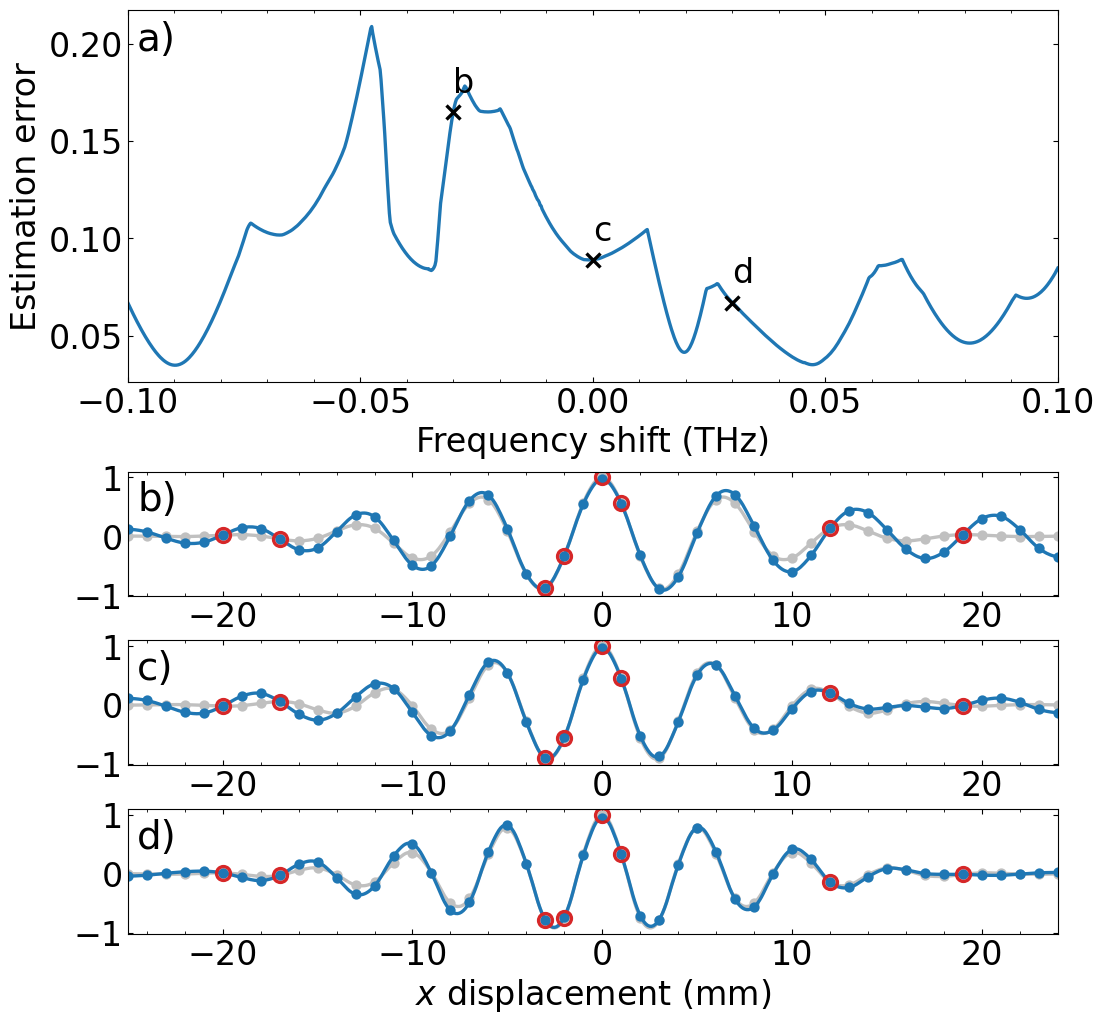
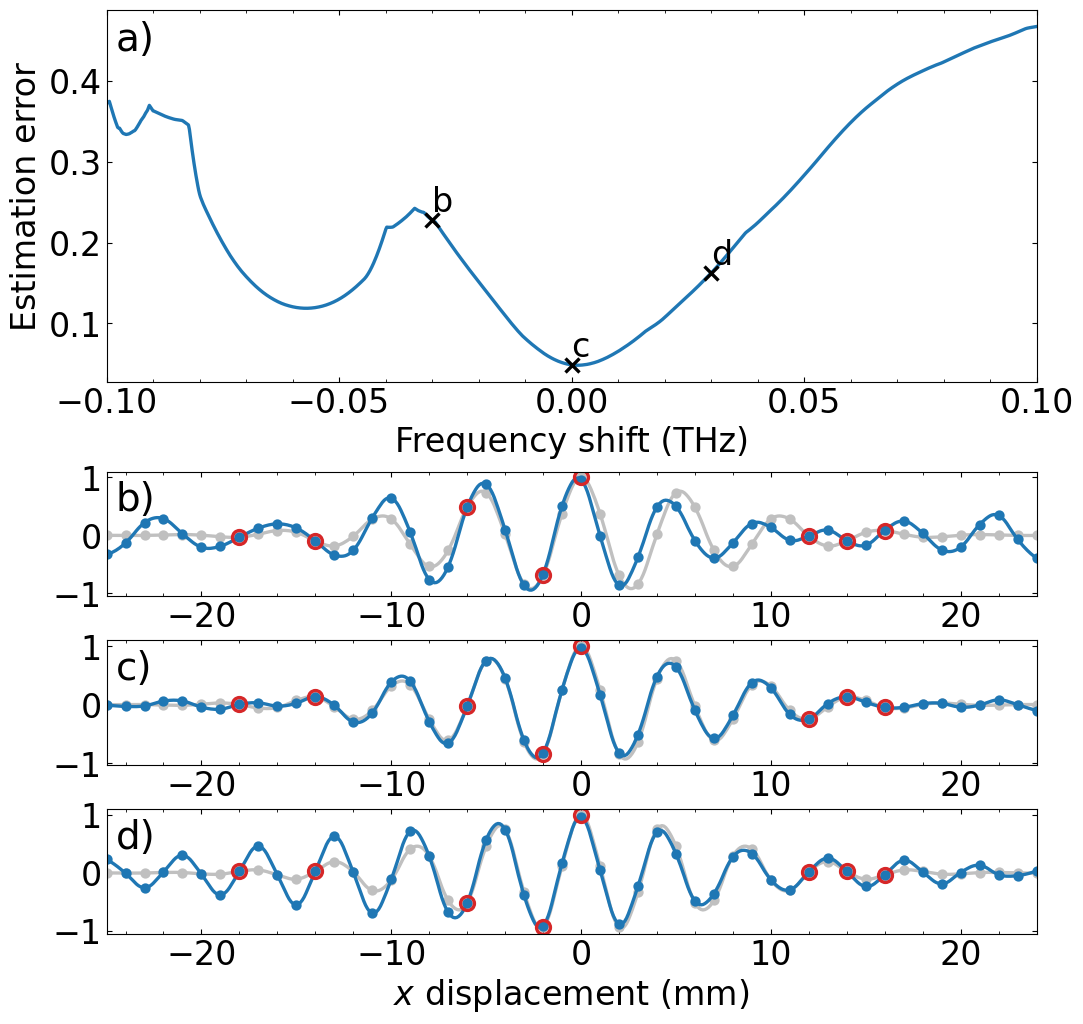
The change to this notebook cell's code, shown as a diff; its figure went from the first image to the second:
--- before
+++ after
@@ -1,7 +1,7 @@
-N = 1000; shift_range= 100e9; regularization_coeffient= 1e-2; central_freq= 250e9
+N = 1000; shift_range= 100e9; regularization_coeffient= 1e-2; central_freq= 300e9
 #test_config = cs.subsample_1d(total_points, 12, "random")
-#test_config = np.array([7,11,19,23,25,37,39,41])
+test_config = np.array([7,11,19,23,25,37,39,41])
 target = cs.generate_interferogram(total_points, pixel_pitch*1e-3, central_freq +shift, 75e9, 6)
-test_config, _ = cs.MCMC_metropolis(8, target, regularization_coeffient= regularization_coeffient, error_type= "L2")
+#test_config, _ = cs.MCMC_metropolis(8, target, regularization_coeffient= regularization_coeffient, error_type= "L2")
 
 shifts = np.linspace(-shift_range, shift_range, N)
@@ -46,4 +46,4 @@
 axs[4].set(xlabel= "$x$ displacement (mm)")
 
-fig.savefig("./graphs/frequency_shift_robustness_250.png", bbox_inches= "tight")
+fig.savefig("./graphs/frequency_shift_robustness_300.pdf", bbox_inches= "tight")
 plt.show()

Commit: recreated images as pdfs. Metropolis has no decernable advantage over Sim Annealing